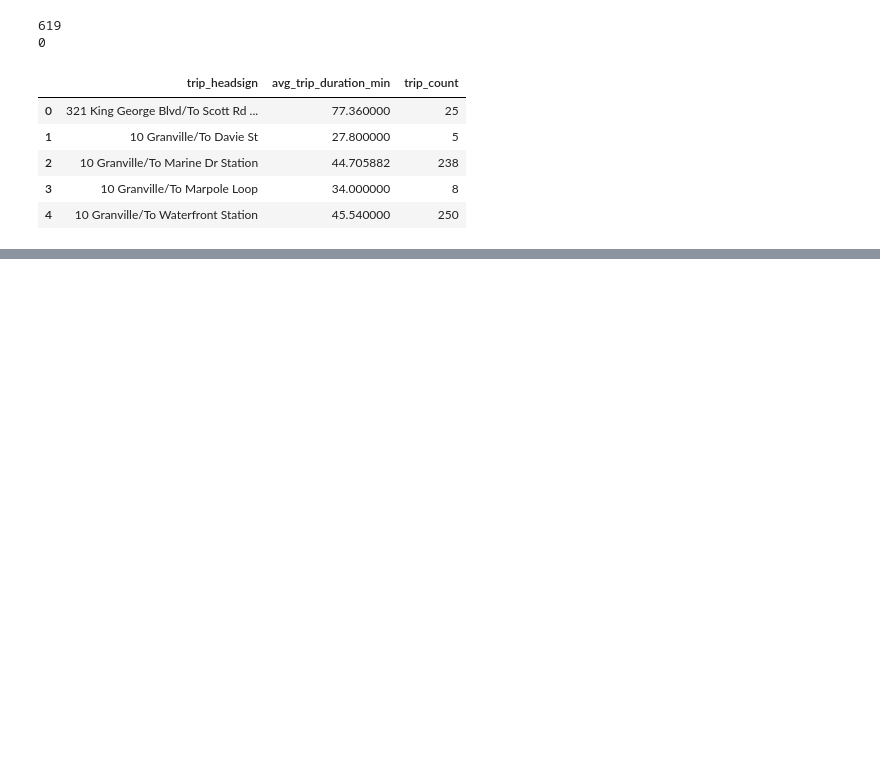
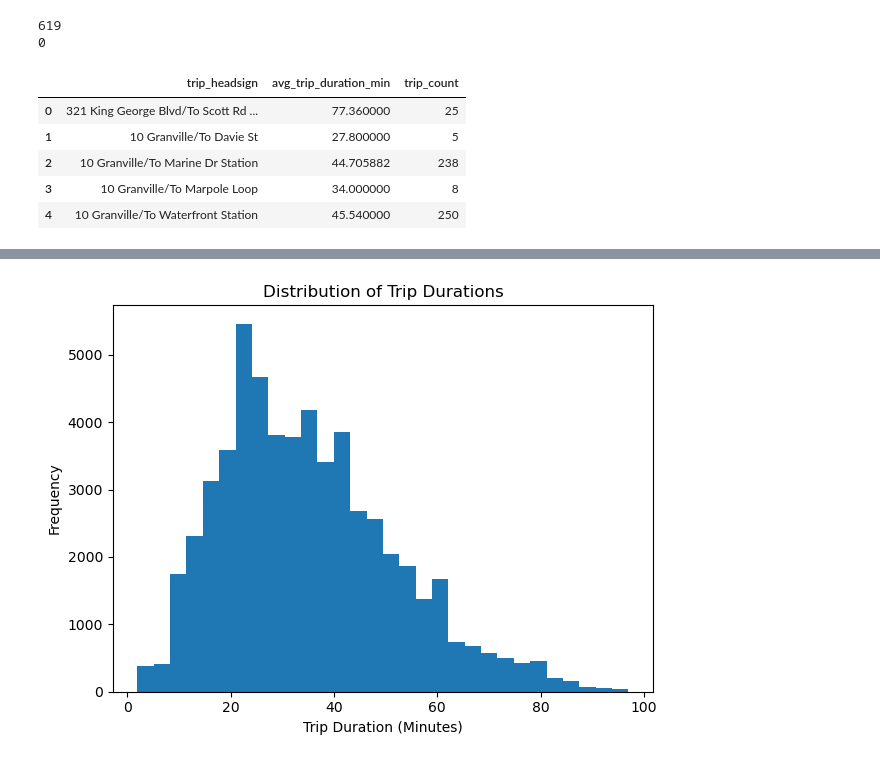
Before and after one commit to mcho04/TechStrat26, a Jupyter notebook: transit_analysis.ipynb, the cells around one changed output, grey strips where cells are left out. Saved outputs shown, nothing was run; the diff lists cells and outputs as text; code cells hidden in the pictures; blank space fills up the shorter version.

```diff
--- a/transit_analysis.ipynb
+++ b/transit_analysis.ipynb
@@ -238,0 +264,26 @@ bus_df
+# %%
+rail_trip_ids = trips[
+    trips["trip_headsign"].isin(exclude_headsigns)
+]["trip_id"].unique()
+
+rail_trip_ids[:10]  # preview
+
+# Choose interval size (minutes)
+INTERVAL_MIN = 30
+interval_sec = INTERVAL_MIN * 60
+
+# Bin trips by START time (most common)
+trip_duration["start_bin_sec"] = (trip_duration["start_time"] // interval_sec) * interval_sec
+
+# Pretty label (note: GTFS can exceed 24:00:00)
+trip_duration["start_bin_label"] = (
+    (trip_duration["start_bin_sec"] // 3600).astype(int).astype(str).str.zfill(2)
+    + ":" +
+    ((trip_duration["start_bin_sec"] % 3600) // 60).astype(int).astype(str).str.zfill(2)
+)
+
+trip_duration = trip_duration[
+    ~trip_duration["trip_id"].isin(rail_trip_ids)
+].copy()
+# All data were rounded to its closest time interval
+trip_duration.head()
@@ -238,0 +384,10 @@ bus_df
+# %%
+plt.figure()
+plt.hist(trip_duration["trip_duration_min"], bins=30)
+plt.xlabel("Trip Duration (Minutes)")
+plt.ylabel("Frequency")
+plt.title("Distribution of Trip Durations")
+plt.tight_layout()
+plt.show()
+# %% [output]
+[figure, added]
```
Also changed, not shown: parts of 12 cells of this notebook, 4 other files.
